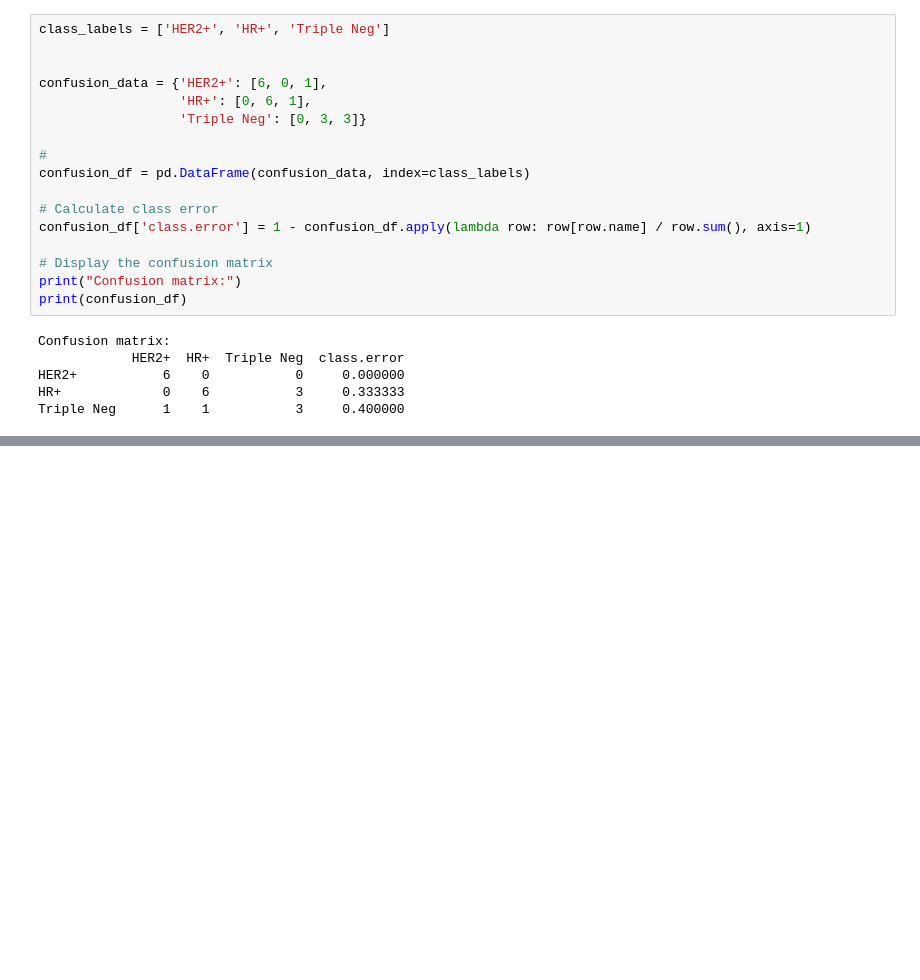
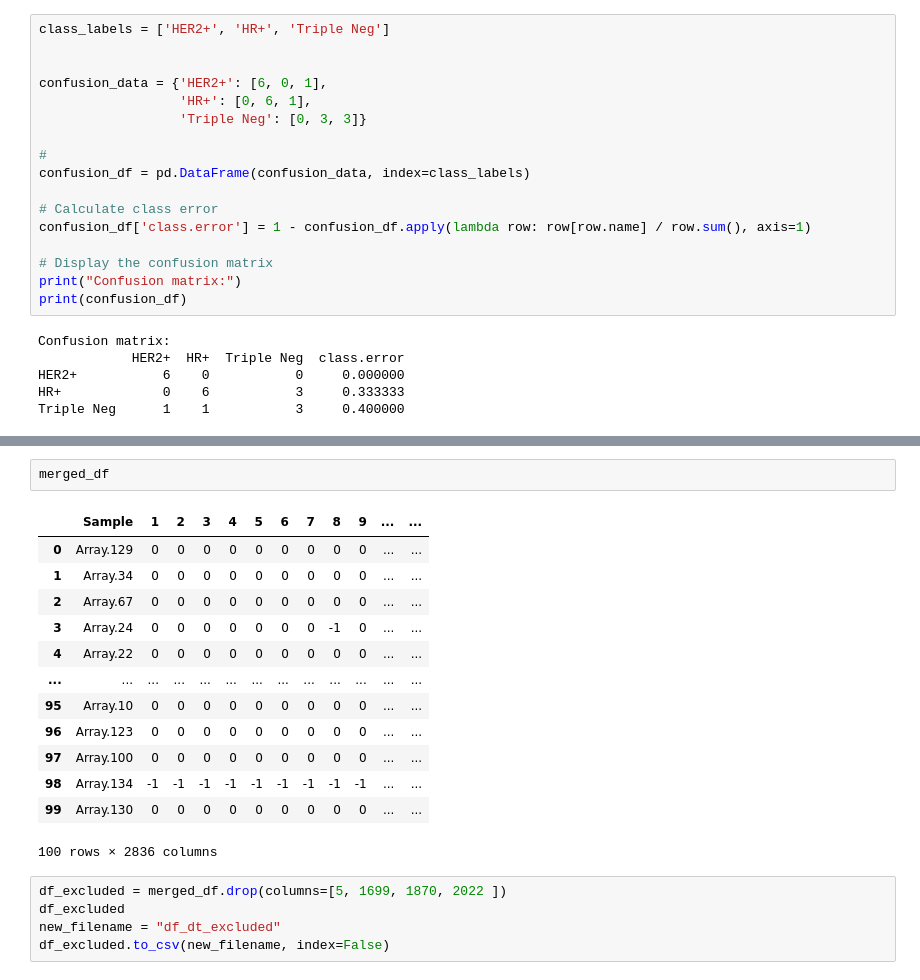
Before and after one commit to Zainab-am/B4TM, a Jupyter notebook: rf_model.ipynb, the cells around one changed output, grey strips where cells are left out. Cells and saved outputs as stored; diff of their text form; blank space fills up the shorter version.

```diff
--- a/rf_model.ipynb
+++ b/rf_model.ipynb
@@ -261,0 +264,21 @@ KeyError: '[0] not in index'
+# %%
+merged_df
+# %% [output]
+|  | Sample | 1 | 2 | 3 | 4 | 5 | 6 | 7 | 8 | 9 | ... | ... |
+| 0 | Array.129 | 0 | 0 | 0 | 0 | 0 | 0 | 0 | 0 | 0 | ... | ... |
+| 1 | Array.34 | 0 | 0 | 0 | 0 | 0 | 0 | 0 | 0 | 0 | ... | ... |
+| 2 | Array.67 | 0 | 0 | 0 | 0 | 0 | 0 | 0 | 0 | 0 | ... | ... |
+| 3 | Array.24 | 0 | 0 | 0 | 0 | 0 | 0 | 0 | -1 | 0 | ... | ... |
+| 4 | Array.22 | 0 | 0 | 0 | 0 | 0 | 0 | 0 | 0 | 0 | ... | ... |
+| ... | ... | ... | ... | ... | ... | ... | ... | ... | ... | ... | ... | ... |
+| 95 | Array.10 | 0 | 0 | 0 | 0 | 0 | 0 | 0 | 0 | 0 | ... | ... |
+| 96 | Array.123 | 0 | 0 | 0 | 0 | 0 | 0 | 0 | 0 | 0 | ... | ... |
+| 97 | Array.100 | 0 | 0 | 0 | 0 | 0 | 0 | 0 | 0 | 0 | ... | ... |
+| 98 | Array.134 | -1 | -1 | -1 | -1 | -1 | -1 | -1 | -1 | -1 | ... | ... |
+| 99 | Array.130 | 0 | 0 | 0 | 0 | 0 | 0 | 0 | 0 | 0 | ... | ... |
+100 rows × 2836 columns
+# %%
+df_excluded = merged_df.drop(columns=[5, 1699, 1870, 2022 ])
+df_excluded
+new_filename = "df_dt_excluded"
+df_excluded.to_csv(new_filename, index=False)
```
Also changed, not shown: parts of 12 cells of this notebook.
